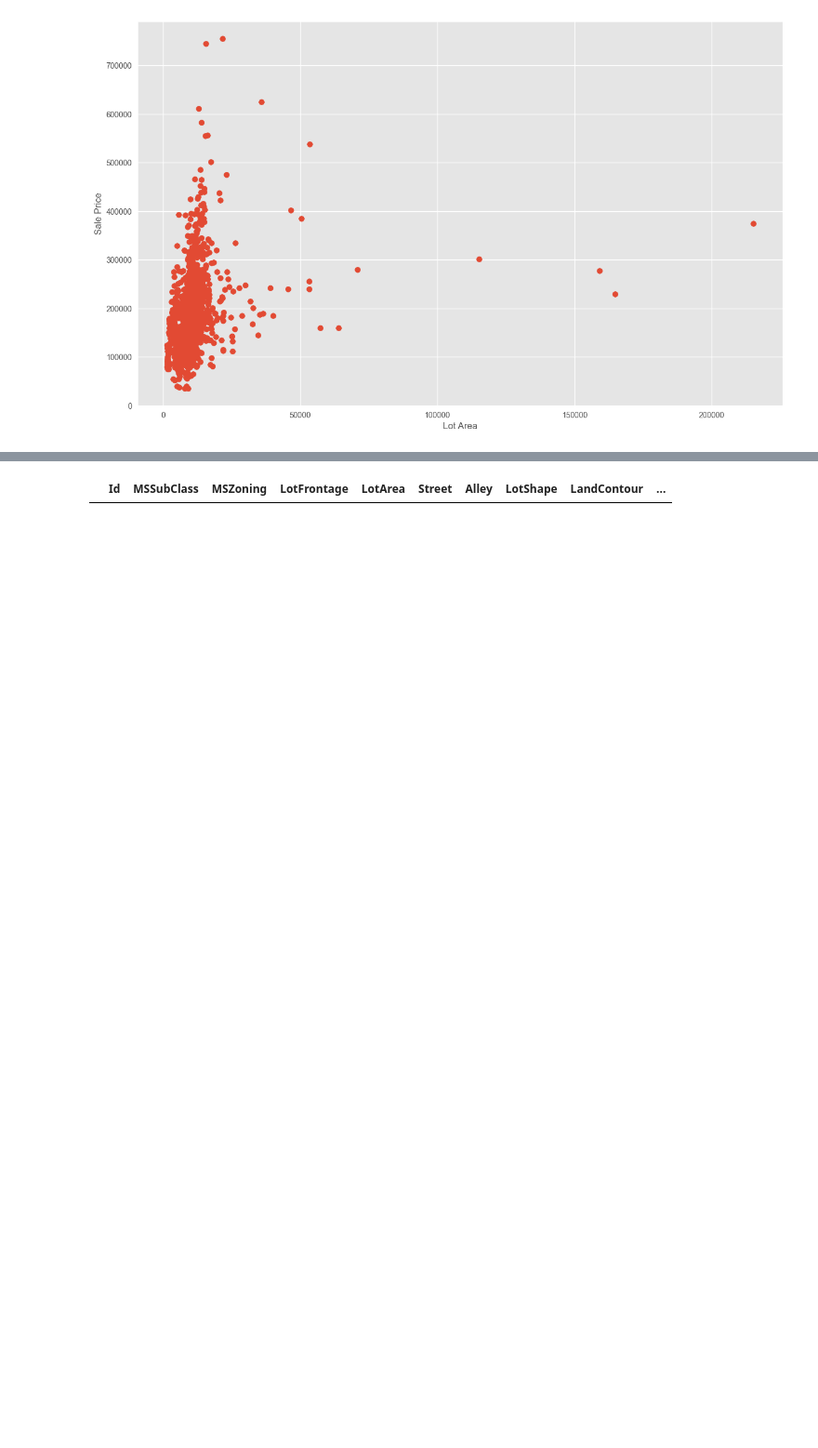
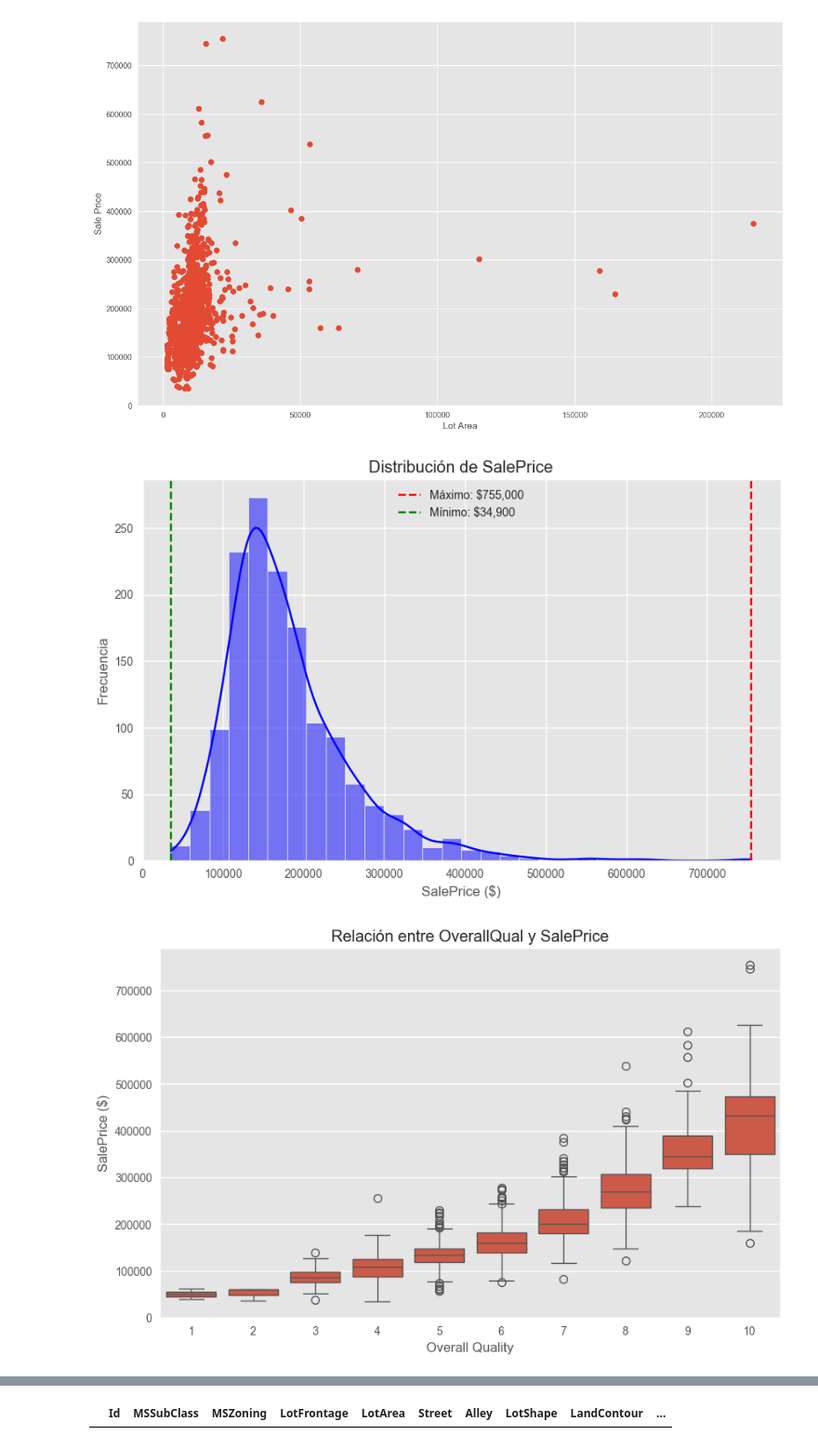
Before and after one commit to estebandonis/HT3-MineriadeDatos, a Jupyter notebook: lab3.ipynb, the cells around one changed output, grey strips where cells are left out. Shown: that part at 93% size. Saved outputs shown, nothing was run; the diff lists cells and outputs as text; code cells hidden in the pictures; blank space fills up the shorter version.

```diff
--- a/lab3.ipynb
+++ b/lab3.ipynb
@@ -45,3 +45,45 @@ plt.ylabel('Sale Price ($)')
 plt.show()
 # %% [output]
 [figure]
+# %%
+# Calcular el máximo y mínimo de SalePrice
+max_sale_price = selected_df['SalePrice'].max()
+min_sale_price = selected_df['SalePrice'].min()
+
+# Graficar la distribución de la variable 'SalePrice' con líneas para el máximo y el mínimo
+plt.figure(figsize=(10,6))
+sns.histplot(selected_df['SalePrice'], kde=True, bins=30, color='blue')
+plt.axvline(x=max_sale_price, color='red', linestyle='--', label=f'Máximo: ${max_sale_price:,}')
+plt.axvline(x=min_sale_price, color='green', linestyle='--', label=f'Mínimo: ${min_sale_price:,}')
+plt.title('Distribución de SalePrice')
+plt.xlabel('SalePrice ($)')
+plt.ylabel('Frecuencia')
+plt.legend()
+plt.show()
+
+
+# Graficar la relación entre 'OverallQual' y 'SalePrice'
+plt.figure(figsize=(10,6))
+sns.boxplot(x='OverallQual', y='SalePrice', data=selected_df)
+plt.title('Relación entre OverallQual y SalePrice')
+plt.xlabel('Overall Quality')
+plt.ylabel('SalePrice ($)')
+plt.show()
+
+# Graficar la relación entre 'YearBuilt' y 'SalePrice'
+plt.figure(figsize=(15,6))
+sns.scatterplot(x='YearBuilt', y='SalePrice', data=selected_df)
+plt.title('Relación entre YearBuilt y SalePrice')
+plt.xlabel('Año de Construcción')
+plt.ylabel('SalePrice ($)')
+plt.show()
+
+# Graficar la matriz de correlación entre todas las variables
+correlation_matrix = selected_df.corr()
+plt.figure(figsize=(12, 8))
+sns.heatmap(correlation_matrix, annot=True, cmap='coolwarm', fmt=".2f")
+plt.title('Matriz de Correlación')
+plt.show()
+# %% [output]
+[figure, added]
+[figure, added]
```
Also changed, not shown: parts of 1 cell of this notebook.
